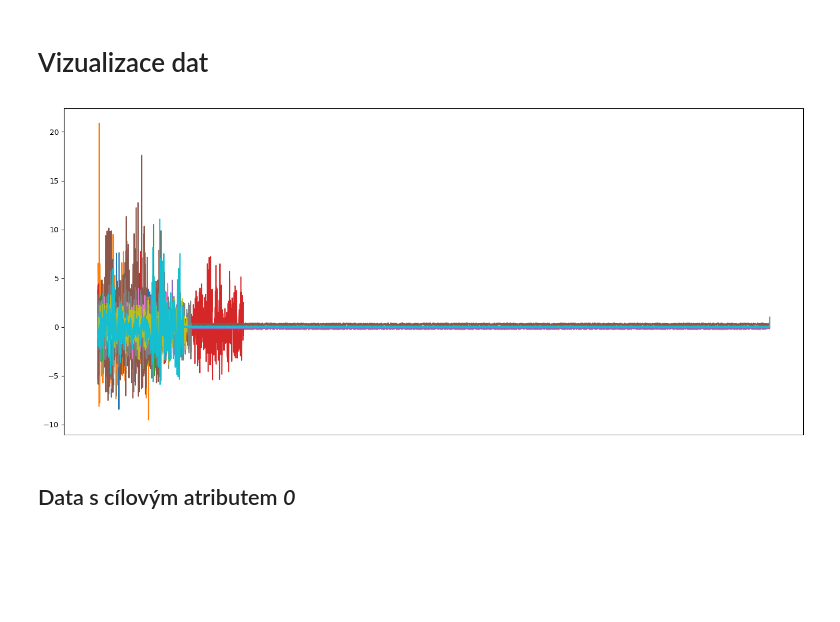
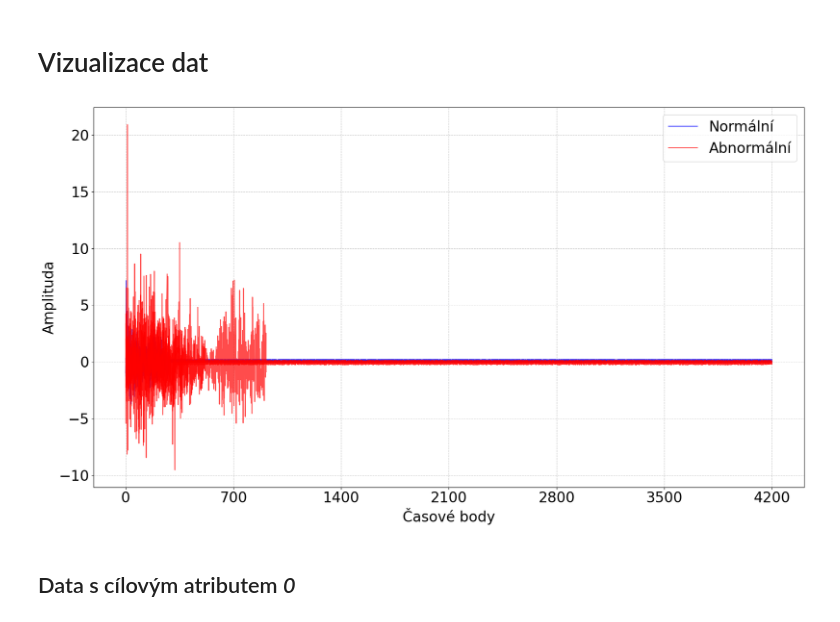
Before and after one commit to SLI0124/semestralni-projekt, a Jupyter notebook: notebooks/classification/asphalt_regularity.ipynb, the cells around one changed output. Saved outputs shown, nothing was run; the diff lists cells and outputs as text; code cells hidden in the pictures; blank space fills up the shorter version.

```diff
--- a/notebooks/classification/asphalt_regularity.ipynb
+++ b/notebooks/classification/asphalt_regularity.ipynb
@@ -210,13 +210,32 @@ Name: count, dtype: int64
 # %% [markdown]
 # Vizualizace dat
 # %%
-plt.figure(figsize=(18, 8))
-for idx in range(10):
-    plt.plot(df_train.iloc[idx, :])
-plt.xticks([])
+plt.figure(figsize=(18, 10))
+
+normal_indices = [i for i, target in enumerate(df_train['ClassLabel']) if target == 0]
+abnormal_indices = [i for i, target in enumerate(df_train['ClassLabel']) if target == 1]
+
+for idx in normal_indices[:5]:
+    plt.plot(df_train.iloc[idx, :-1].values, 'b-', alpha=0.7, label='Normální' if idx == normal_indices[0] else "")
+
+for idx in abnormal_indices[:5]:
+    plt.plot(df_train.iloc[idx, :-1].values, 'r-', alpha=0.7, label='Abnormální' if idx == abnormal_indices[0] else "")
+
+font_size = 24
+
+plt.legend(fontsize=font_size)
+num_timepoints = df_train.shape[1] - 1
+plt.xticks(range(0, num_timepoints, max(1, num_timepoints // 6)), fontsize=font_size)
+plt.yticks(fontsize=font_size)
+
+plt.xlabel('Časové body', fontsize=font_size)
+plt.ylabel('Amplituda', fontsize=font_size)
+
+plt.grid(True, linestyle='--', alpha=0.7)
+plt.tight_layout()
 plt.show()
 # %% [output]
-[figure, old version]
+[figure, new version]
 # %% [markdown]
 ## Data s cílovým atributem _0_
 # %%
```
